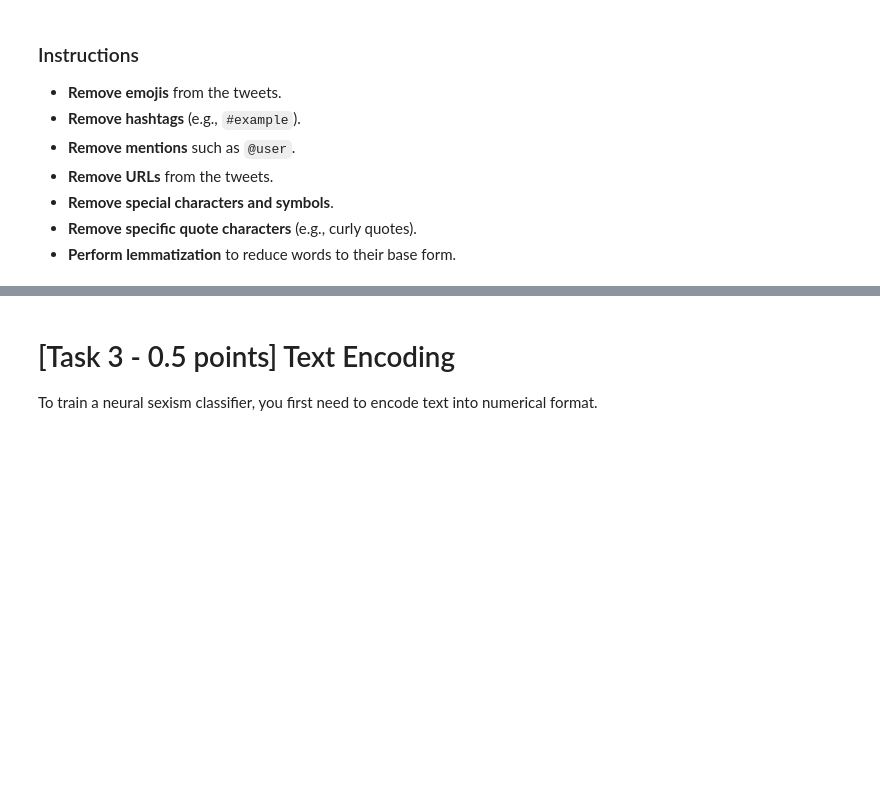
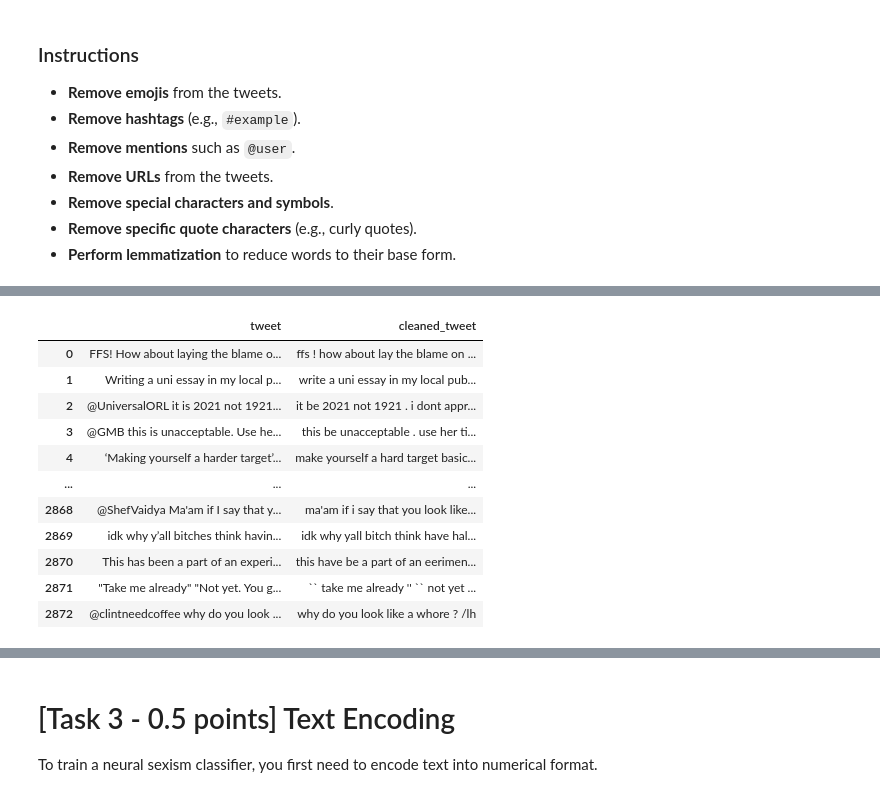
Before and after one commit to 26leonardo/NLP_project, a Jupyter notebook: A1/Assignment1-2526.ipynb, the cells around one changed output, grey strips where cells are left out. Cells and saved outputs as stored; diff of their text form; code cells hidden in the pictures; blank space fills up the shorter version.

Commit message:
Fixing task1 and task2 + todo observations over the text datasets

```diff
--- a/A1/Assignment1-2526.ipynb
+++ b/A1/Assignment1-2526.ipynb
@@ -151,6 +158,7 @@ from nltk.stem import WordNetLemmatizer
 from nltk.corpus import wordnet
 
 # Download required NLTK data
+# NOTE: this is mostly from the lab, mayeb it's not the most efficient way
 nltk.download('omw-1.4')
 nltk.download('wordnet')
 nltk.download('averaged_perceptron_tagger')
@@ -170,10 +178,25 @@ def token_lemma(text: str) -> str:
     """
     Tokenize the text, then lemmatize the tokens and then merge the lemmatized tokens into a text
     """
-    tokens = word_tokenize(text)
+    tokens = word_tokenize(text)    # usese recommended NLTK tokenizer
     tagged_tokens = pos_tag(tokens)
     lemmatized_tokens = [
         lemmatizer.lemmatize(tok.lower(), pos2wordnet_tag(pos))
         for tok, pos in tagged_tokens
     ]
     return " ".join(lemmatized_tokens)
+
+def clean_text(text, patterns):
+    # Remove patterns
+    for pattern in patterns:
+        text = pattern.sub('', text)
+
+    # EXTRA: post-processing
+    text = re.sub(r'\s+', ' ', text)             # multiple spaces => single space
+    text = re.sub(r'\s([.,;!?])', r'\1', text)   # remove space before punctuation
+    text = re.sub(r'^[.,;!?\s]+', '', text)      # remove punctuation/spaces at the beginning
+    text = re.sub(r'[\s]+$', '', text)           # remove spaces at the end
+    text = re.sub(r'([.,;!?]){2,}', r'\1', text) # multiple punctuations => single punctuation
+
+    # Tokenize, lemmatize and merge
+    return token_lemma(text)
@@ -227,0 +267,75 @@ display(train_df[["tweet", "cleaned_tweet"]])
+# %%
+# NOTE: 1 big regex for all patterns would be more efficient, but here we prefer to keep them separate for clarity
+
+patterns = [
+    # 1) Emoji
+    # 1.1) Textual emoji
+    re.compile(
+        r'(?::|;|=|x)[\'\-]?(?:\)|D|\(|P|p|O|o|\||\\|/|\*|\[|\]){1,}|'  # classical order
+        r'(?:\)|D|\(|P|p|O|o){1,}(?::|;|=)',  # inverted order
+        re.IGNORECASE
+    ),
+    # 1.2) Unicoed emoji
+    re.compile(
+        "["
+        u"\U0001F600-\U0001F64F"  # Emoticons
+        u"\U0001F300-\U0001F5FF"  # Symbols & Pictographs
+        u"\U0001F680-\U0001F6FF"  # Transport & Map
+        u"\U0001F700-\U0001F77F"  # Alchemical Symbols
+        u"\U0001F780-\U0001F7FF"  # Geometric Shapes Extended
+        u"\U0001F800-\U0001F8FF"  # Supplemental Arrows-C
+        u"\U0001F900-\U0001F9FF"  # Supplemental Symbols and Pictographs
+        u"\U0001FA00-\U0001FA6F"  # Chess Symbols
+        u"\U0001FA70-\U0001FAFF"  # Symbols and Pictographs Extended-A
+        u"\U00002702-\U000027B0"  # Dingbats
+        u"\U000024C2-\U0001F251"
+        u"\U0001F1E0-\U0001F1FF"  # Flags
+        u"\U0001F900-\U0001F9FF"  # Supplemental Symbols
+        u"\U0001FA70-\U0001FAFF"  # Extended pictographs
+        u"\U00002600-\U000026FF"  # Miscellaneous symbols
+        u"\U00002700-\U000027BF"  # Dingbats
+        "]+",
+        flags=re.UNICODE
+    ),
+
+    # 4) URLs
+    # NOTE: if we do this before removing hashtags we avoid broken urls, as in retriving the tweets some urls were appended to hashtags
+    re.compile(r'https?[^\s]+'), # NB: don't put also :// since they are removed as text emoji
+
+    # 2) Hashtags
+    re.compile(r'#\w+'),
+
+    # 3) Mentions
+    re.compile(r'@\w+'),
+
+    # 5) Special characters and symbols
+    # 5.1) HTML entities
+    re.compile(r'&[a-zA-Z]+;|&#\d+;|&[a-zA-Z]+'),
+    # 5.2) Strance unicode chars
+    re.compile(r'[↕↔→←↑↓⇒⇐⇑⇓⇔⟵⟶⟷⤴⤵]'), # it is used once, probably overfitting
+    re.compile(r'[ᵃᵇᶜᵈᵉᶠᵍʰⁱʲᵏˡᵐⁿᵒᵖʳˢᵗᵘᵛʷˣʸᶻᴬᴮᴰᴱᴳᴴᴵᴶᴷᴸᴹᴺᴼᴾᴿᵀᵁⱽᵂ]+'),  # NOTE: there is a sentece where they are useful
+    # 5.3) Fractions and percentages
+    re.compile(r'\d+%[-]?(?!\w)'), # NOTE: maybe it is overfit, but there is a sentence with 10 times 10%- which is weird
+
+    # 6) Specific quotes characters, i assume not the regular ones (e.g. " ' )
+    re.compile(r'[“”‘’«»`´]'),
+]
+
+for i, df in enumerate(dfs):
+    df['cleaned_tweet'] = df["tweet"].apply(lambda text: clean_text(text, patterns))
+    dfs[i] = df
+
+display(train_df[["tweet", "cleaned_tweet"]])
+# %% [output]
+|  | tweet | cleaned_tweet |
+| 0 | FFS! How about laying the blame o... | ffs ! how about lay the blame on ... |
+| 1 | Writing a uni essay in my local p... | write a uni essay in my local pub... |
+| 2 | @UniversalORL it is 2021 not 1921... | it be 2021 not 1921 . i dont appr... |
+| 3 | @GMB this is unacceptable. Use he... | this be unacceptable . use her ti... |
+| 4 | ‘Making yourself a harder target’... | make yourself a hard target basic... |
+| ... | ... | ... |
+| 2868 | @ShefVaidya Ma'am if I say that y... | ma'am if i say that you look like... |
+| 2869 | idk why y’all bitches think havin... | idk why yall bitch think have hal... |
+| 2870 | This has been a part of an experi... | this have be a part of an eerimen... |
+| 2871 | "Take me already" "Not yet. You g... | `` take me already '' `` not yet ... |
+| 2872 | @clintneedcoffee why do you look ... | why do you look like a whore ? /lh |
```
Also changed, not shown: parts of 8 cells of this notebook, 1 other file.
